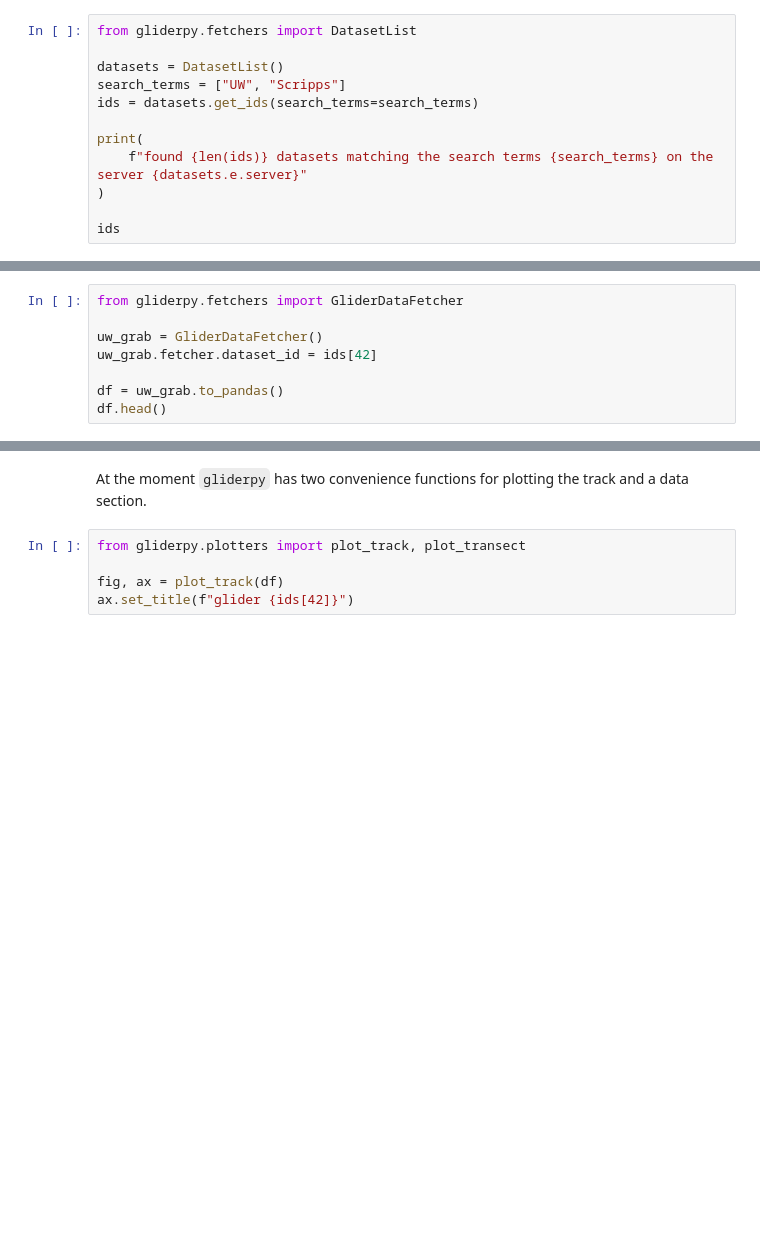
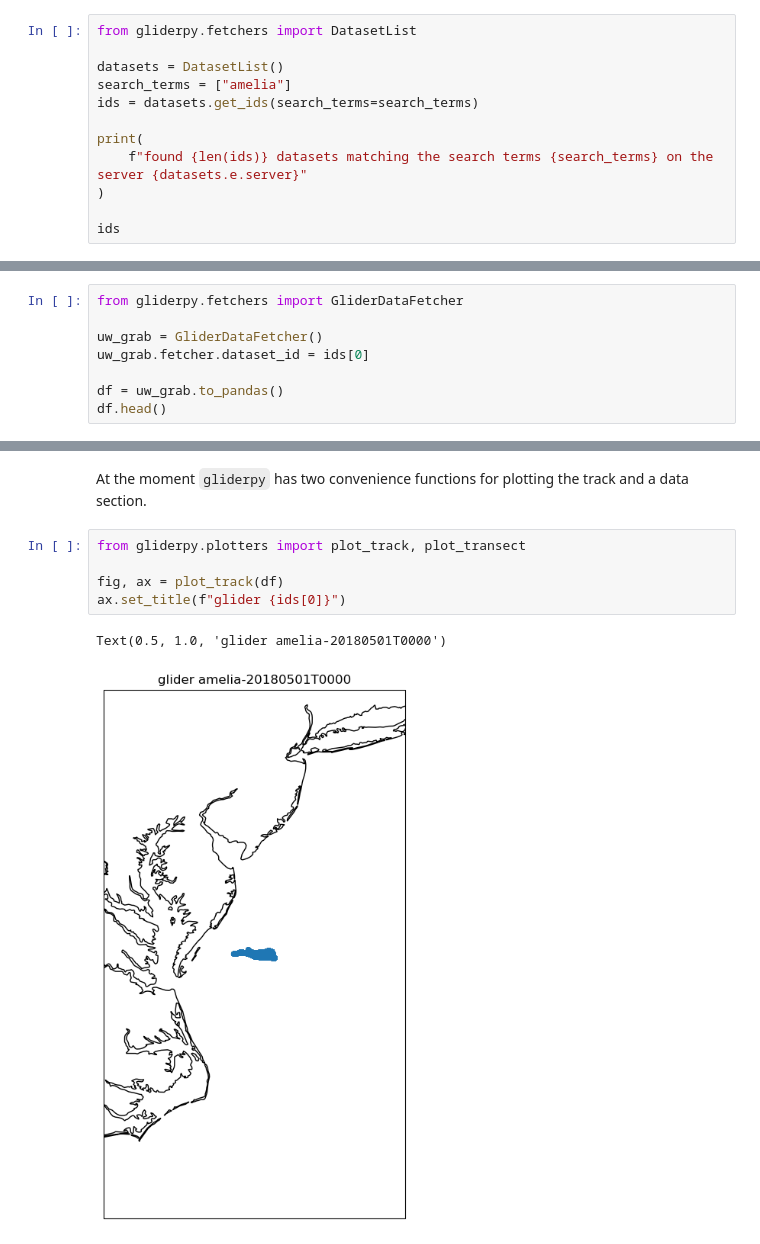
Before and after one commit to ioos/gliderpy, a Jupyter notebook: notebooks/plotting.ipynb, the cells around one changed output, grey strips where cells are left out. Cells and saved outputs as stored; diff of their text form; blank space fills up the shorter version.

Commit message:
Fix plots

```diff
--- a/notebooks/plotting.ipynb
+++ b/notebooks/plotting.ipynb
@@ -7,7 +7,7 @@ Let's perform a search for gliders with the keywords UW and Scripps to get a col
 from gliderpy.fetchers import DatasetList
 
 datasets = DatasetList()
-search_terms = ["UW", "Scripps"]
+search_terms = ["amelia"]
 ids = datasets.get_ids(search_terms=search_terms)
 
 print(
@@ -21,7 +26,7 @@ Now that we have a list of dataset ids we can choose one at random to fetch its
 from gliderpy.fetchers import GliderDataFetcher
 
 uw_grab = GliderDataFetcher()
-uw_grab.fetcher.dataset_id = ids[42]
+uw_grab.fetcher.dataset_id = ids[0]
 
 df = uw_grab.to_pandas()
 df.head()
@@ -30,8 +43,11 @@ At the moment `gliderpy` has two convenience functions for plotting the track an
 # %%
 from gliderpy.plotters import plot_track, plot_transect
 
 fig, ax = plot_track(df)
-ax.set_title(f"glider {ids[42]}")
+ax.set_title(f"glider {ids[0]}")
+# %% [output]
+Text(0.5, 1.0, 'glider amelia-20180501T0000')
+[figure, added]
 # %%
 import palettable
 from palettable.cmocean.sequential import Thermal_20
```
Also changed, not shown: parts of 4 cells of this notebook, 3 other files.
